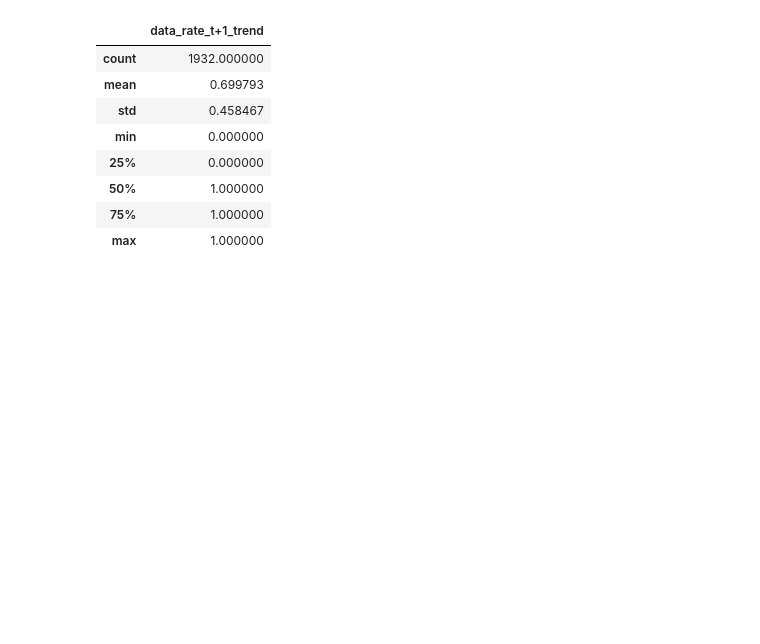
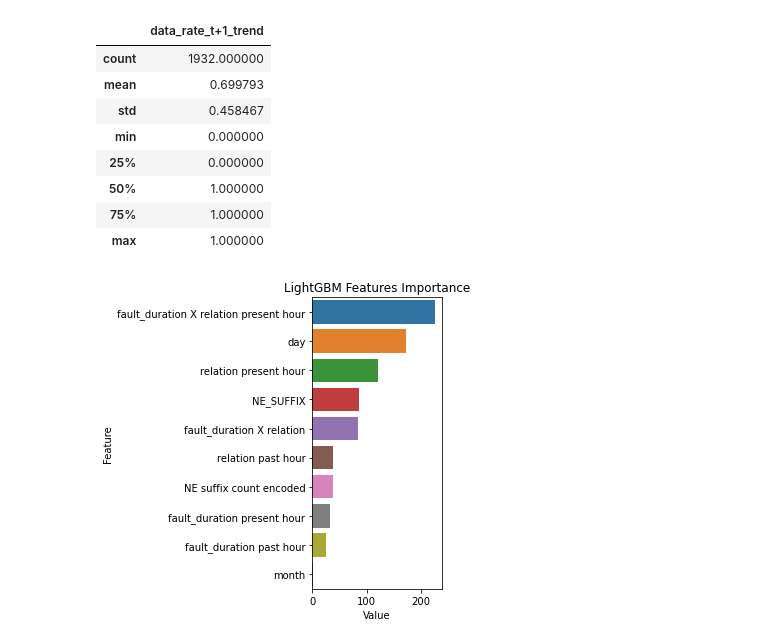
Before and after one commit to ITU-AI-ML-in-5G-Challenge/Fault-Analysis, a Jupyter notebook: model.ipynb, the cells around one changed output. Cells and saved outputs as stored; diff of their text form; code cells hidden in the pictures; blank space fills up the shorter version.

```diff
--- a/model.ipynb
+++ b/model.ipynb
@@ -189,3 +241,14 @@ pred.describe()
 | 50% | 1.000000 |
 | 75% | 1.000000 |
 | max | 1.000000 |
+# %%
+# feature importance
+feature_imp = pd.DataFrame(sorted(zip(model2.feature_importances_,cols)), columns=['Value','Feature']).head(10)
+plt.figure(figsize=(5, 5))
+sns.barplot(x="Value", y="Feature", data=feature_imp.sort_values(by="Value", ascending=False))
+plt.title('LightGBM Features Importance')
+plt.tight_layout()
+plt.savefig('lgbm_importances-02.png')
+plt.show()
+# %% [output]
+[figure, added]
```
Also changed, not shown: parts of 13 cells of this notebook, 4 other files.
